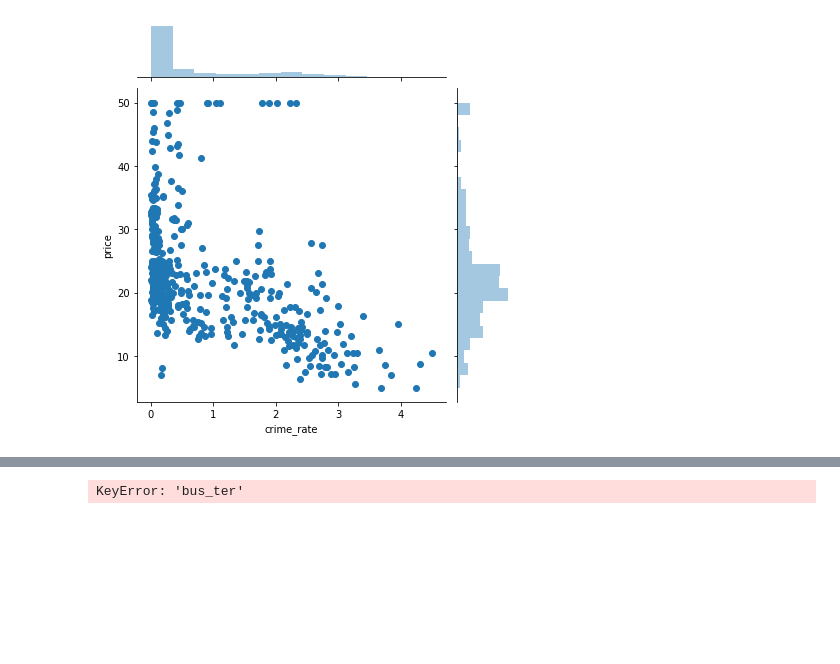
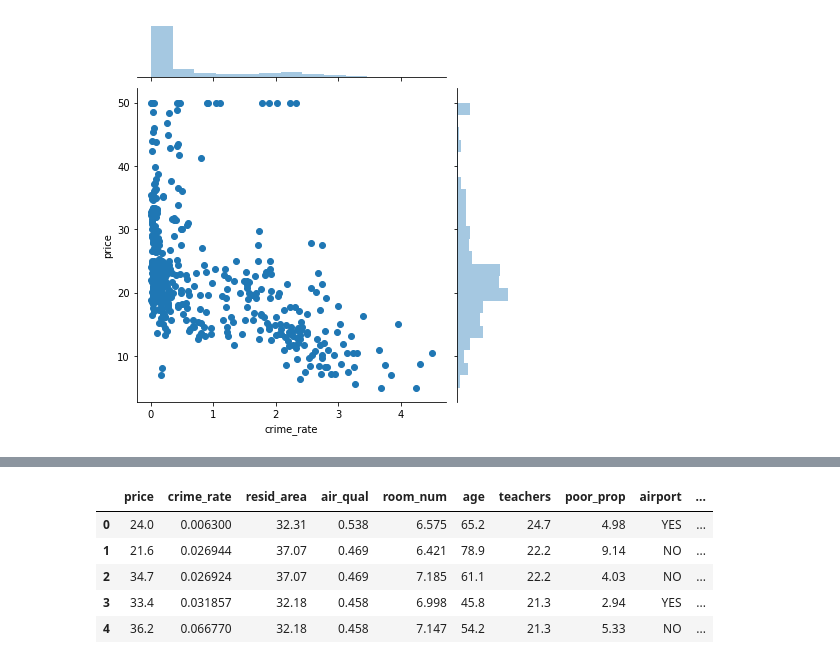
Before and after one commit to SenWan/data-science, a Jupyter notebook: Preprocessing.ipynb, the cells around one changed output, grey strips where cells are left out. Cells and saved outputs as stored; diff of their text form; code cells hidden in the pictures; blank space fills up the shorter version.

```diff
--- a/Preprocessing.ipynb
+++ b/Preprocessing.ipynb
@@ -200,8 +200,12 @@ df.describe()
 | 50% | 21.200000 | 0.228336 | 39.690000 | 0.538000 | 6.208500 | 77.500000 | 20.950000 | 11.360000 | 7.999000 | ... |
 | 75% | 25.000000 | 1.542674 | 48.100000 | 0.624000 | 6.623500 | 94.075000 | 22.600000 | 16.955000 | 9.088000 | ... |
 | max | 50.000000 | 4.499545 | 57.740000 | 0.871000 | 8.780000 | 100.000000 | 27.400000 | 37.970000 | 10.876000 | ... |
-# %%
-del df["bus_ter"]
-df.head
-# %% [output]
-KeyError: 'bus_ter'
+# %%
+df.head()
+# %% [output]
+|  | price | crime_rate | resid_area | air_qual | room_num | age | teachers | poor_prop | airport | ... |
+| 0 | 24.0 | 0.006300 | 32.31 | 0.538 | 6.575 | 65.2 | 24.7 | 4.98 | YES | ... |
+| 1 | 21.6 | 0.026944 | 37.07 | 0.469 | 6.421 | 78.9 | 22.2 | 9.14 | NO | ... |
+| 2 | 34.7 | 0.026924 | 37.07 | 0.469 | 7.185 | 61.1 | 22.2 | 4.03 | NO | ... |
+| 3 | 33.4 | 0.031857 | 32.18 | 0.458 | 6.998 | 45.8 | 21.3 | 2.94 | YES | ... |
+| 4 | 36.2 | 0.066770 | 32.18 | 0.458 | 7.147 | 54.2 | 21.3 | 5.33 | NO | ... |
```
Also changed, not shown: parts of 1 cell of this notebook, 3 other files.
